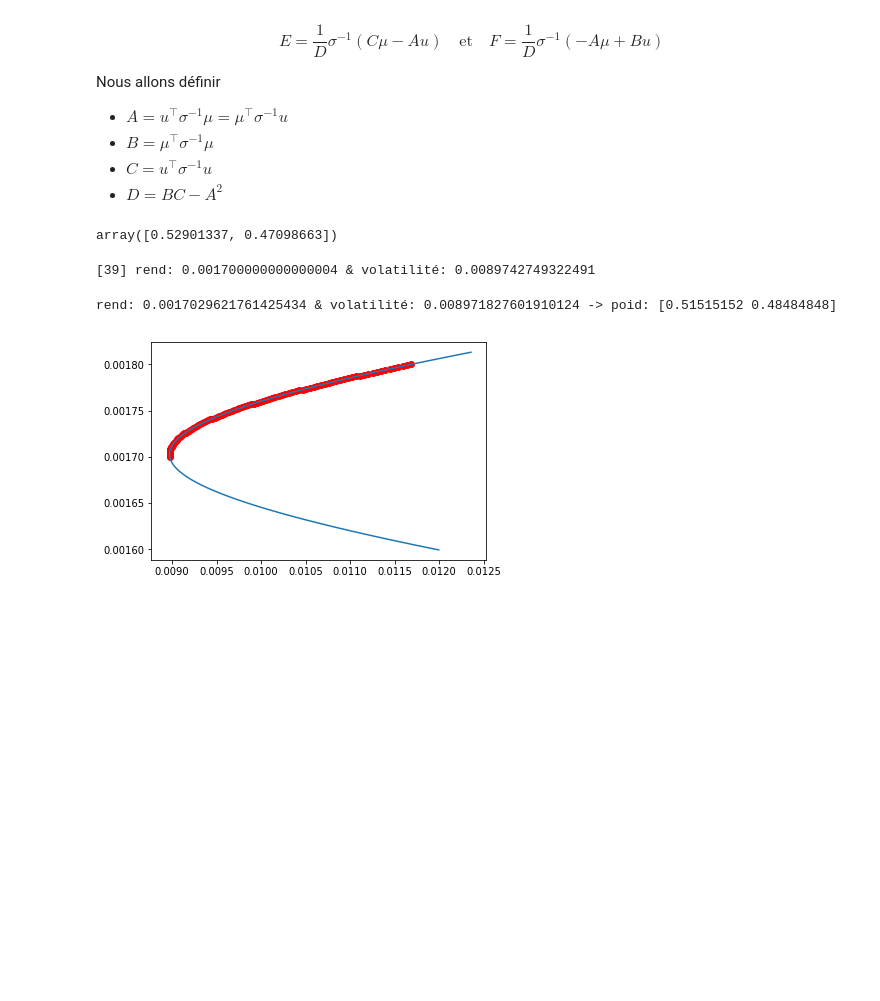
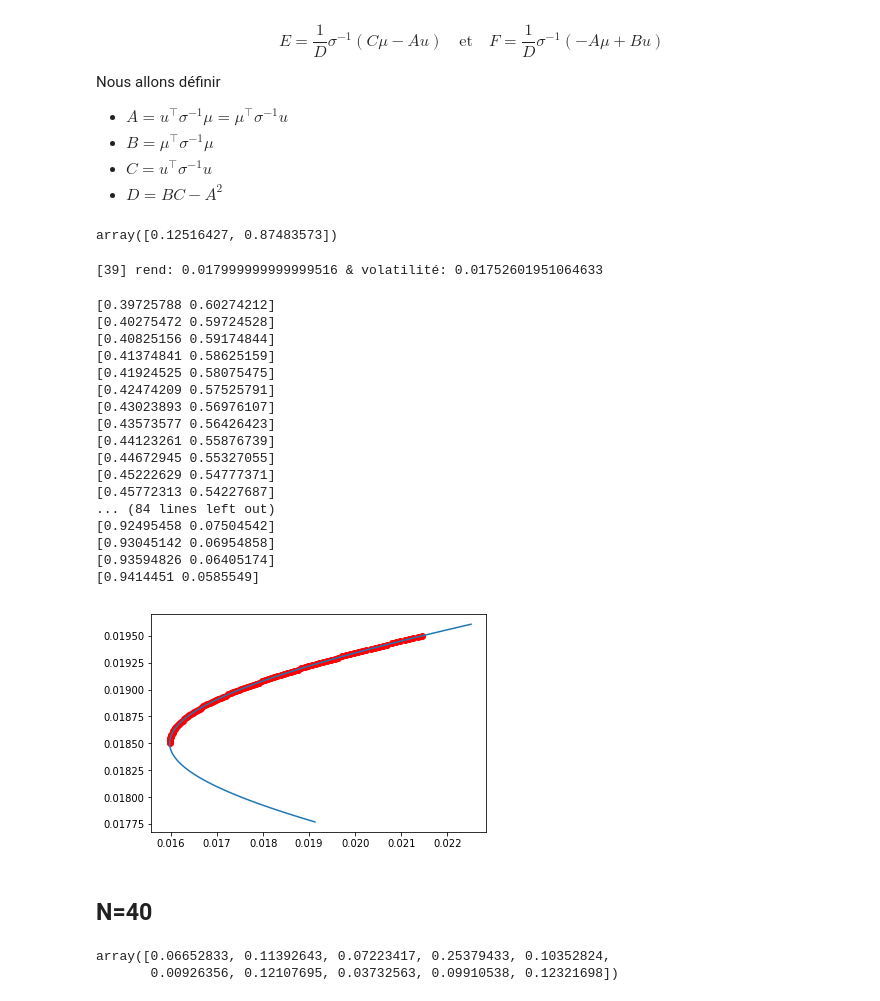
Before and after one commit to landEpita/Dolphin, a Jupyter notebook: Optimisation_Markowitz.ipynb, the cells around one changed output. Drawn from its saved outputs; the diff is of its cells as text; code cells hidden in the pictures; blank space fills up the shorter version.

```diff
--- a/Optimisation_Markowitz.ipynb
+++ b/Optimisation_Markowitz.ipynb
@@ -182,6 +182,7 @@ end = dt.datetime.strptime('2020-09-30', '%Y-%m-%d')
 sdf = (list_return.index > start) & (list_return.index < end)
 
 l_return = list_return.loc[sdf]
+l_return = l_return.fillna(0)
 # %% [markdown]
 ## 2) Classement
 # %%
@@ -199,7 +204,7 @@ sort_std = np.argsort(std_l)
 #classement
 classement = np.zeros_like(sort_rend)
 for i in range(len(sort_rend)):
-    classement[sort_rend[i]] += i
+    classement[sort_rend[i]] += i*20
     classement[sort_std[len(sort_rend)-1-i]] += i
 # %% [markdown]
 ## 3) optimization (n=2) [a la main]
@@ -354,7 +359,7 @@ rend: 0.0017027301830651112 & volatilité: 0.008971809800026286 -> poid: [0.5162
 # %% [markdown]
 ## resolution analytique avec les 15 meilleurs actifs
 # %%
-res = np.argsort(classement)[-15:]
+res = np.argsort(classement)[-20:]
 r = rend_l[res]
 u = np.ones(r.shape[0])
 mat_return = np.array(l_return.values[res])
@@ -459,34 +466,50 @@ D = B*C - (A**2)
 E = (1/D) * sigma_inv @ (C*r - A*u)
 F = (1/D) * sigma_inv @ (-A*r + B*u)
 
-w = E* 0.0017 + F
+w = E* 0.018 + F
 w
 # %% [output]
-array([0.52901337, 0.47098663])
+array([0.12516427, 0.87483573])
 # %%
 variance, std, rend = sharpe(w, mat_return)
 print(f"[{i}] rend: {rend} & volatilité: {std}")
 # %% [output]
-[39] rend: 0.001700000000000004 & volatilité: 0.0089742749322491
+[39] rend: 0.017999999999999516 & volatilité: 0.01752601951064633
 # %%
 w_ = np.linspace(0, 1, num=100)
 W = np.array([w_, 1-w_]).T
 
 
 variance, std, rend = sharpe(W, mat_return)
 
 minimum = np.argmin(std)
-
-print(f"rend: {rend[minimum]} & volatilité: {std[minimum]} -> poid: {W[minimum]}")
-
 plt.plot(std,rend)
 
-w_ = np.linspace(0.0017, 0.0018, num=100)
+w_ = np.linspace(0.0185, 0.0195, num=100)
 
 for i in w_:
     w = E* i + F
+    print(w)
     variance, std, rend = sharpe(w, mat_return)
     plt.scatter(std, rend, c="red")
 # %% [output]
-rend: 0.0017029621761425434 & volatilité: 0.008971827601910124 -> poid: [0.51515152 0.48484848]
+[0.39725788 0.60274212]
+[0.40275472 0.59724528]
+[0.40825156 0.59174844]
+[0.41374841 0.58625159]
+[0.41924525 0.58075475]
+[0.42474209 0.57525791]
+[0.43023893 0.56976107]
+[0.43573577 0.56426423]
+[0.44123261 0.55876739]
+[0.44672945 0.55327055]
+[0.45222629 0.54777371]
+[0.45772313 0.54227687]
+... (84 lines left out)
+[0.92495458 0.07504542]
+[0.93045142 0.06954858]
+[0.93594826 0.06405174]
+[0.9414451 0.0585549]
-[figure, old version]
+[figure, new version]
+# %% [markdown]
+## N=40
@@ -492,0 +519,23 @@ rend: 0.0017029621761425434 & volatilité: 0.008971827601910124 -> poid: [0.5151
+# %%
+def get_w(mat_return, u_t= 0.0017):
+    r = mat_return.mean(axis=1)
+    u = np.ones(r.shape[0])
+
+    sigma = np.cov(mat_return)
+    sigma_inv = np.linalg.inv(sigma)
+
+    A = u.T @ sigma_inv @ r
+    B = r.T @ sigma_inv @ r
+    C = u.T @ sigma_inv @ u
+    D = B*C - (A**2)
+
+    E = (1/D) * sigma_inv @ (C*r - A*u)
+    F = (1/D) * sigma_inv @ (-A*r + B*u)
+
+    w = E* u_t + F
+    return w
+w_20 = get_w(mat_return, 0.015)
+w_20
+# %% [output]
+array([0.06652833, 0.11392643, 0.07223417, 0.25379433, 0.10352824,
+       0.00926356, 0.12107695, 0.03732563, 0.09910538, 0.12321698])
```
Also changed, not shown: parts of 13 cells of this notebook.
